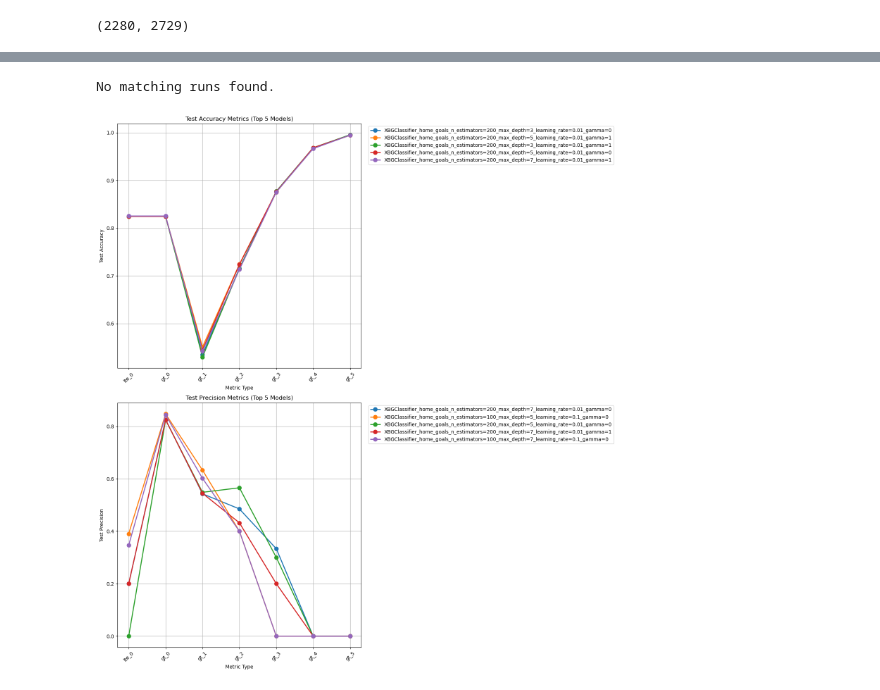
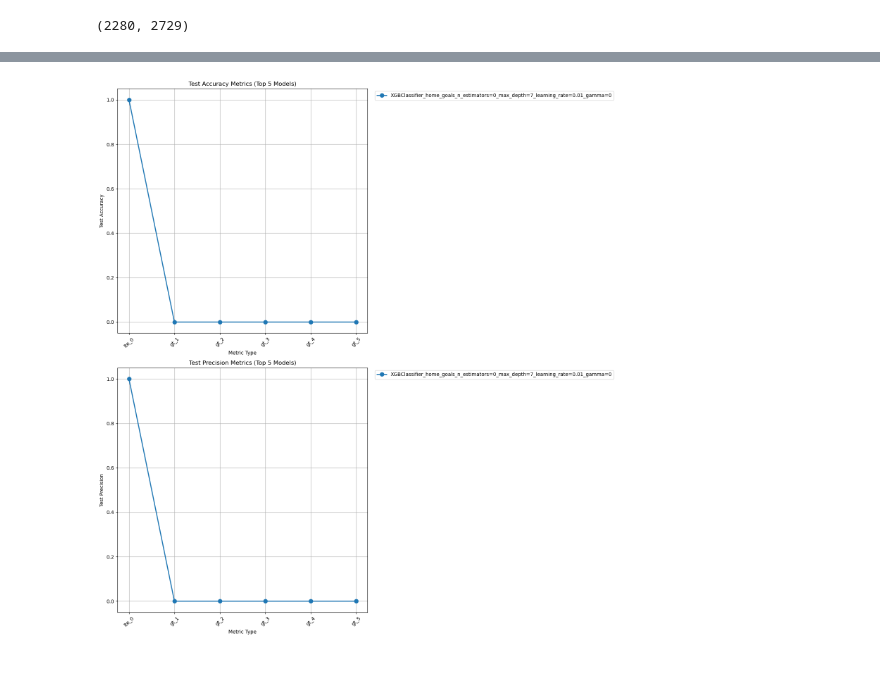
Before and after one commit to 1111111huang/betbot, a Jupyter notebook: notebooks/modeling/baseline.ipynb, the cells around one changed output, grey strips where cells are left out. Drawn from its saved outputs; the diff is of its cells as text; code cells hidden in the pictures.

Commit message:
metric logging and mlflow tracking fixes

```diff
--- a/notebooks/modeling/baseline.ipynb
+++ b/notebooks/modeling/baseline.ipynb
@@ -89,21 +101,12 @@ ValueError: Invalid classes inferred from unique values of `y`.  Expected: [0 1
 # %%
 plot_metrics_for_target_and_model(
     experiment_name=TRAINGING_CONFIG['experiment_name'],
     target_col="home_goals",
-    model_name="LGBMClassifier",
+    model_name="XGBClassifier",
     tracking_uri=f"{REPO_PATH}/mlflow"
 )
 # %% [output]
-No matching runs found.
+[figure, added]
-# %%
-plot_metrics_for_target_and_model(
-    experiment_name=TRAINGING_CONFIG['experiment_name'],
-    target_col="home_goals",
-    model_name="XBGClassifier",
-    tracking_uri=f"{REPO_PATH}/mlflow"
-)
-# %% [output]
-[figure, removed]
 # %%
 plot_run_metrics_by_split(experiment_name=TRAINGING_CONFIG['experiment_name'],
                          run_name="XBGClassifier_home_goals_n_estimators=200_max_depth=7_learning_rate=0.01_gamma=0",
```
Also changed, not shown: parts of 3 cells of this notebook, 6 other files.
